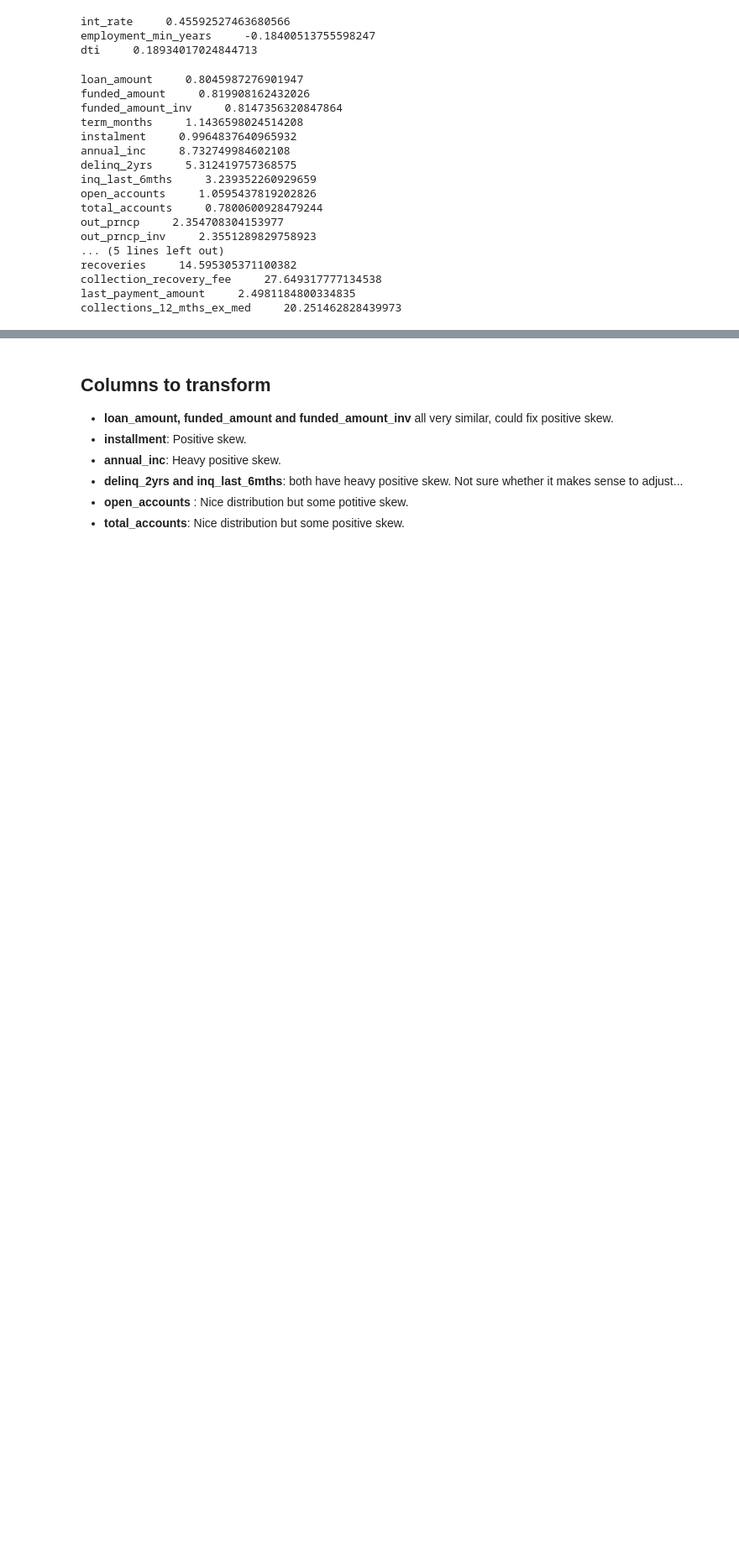
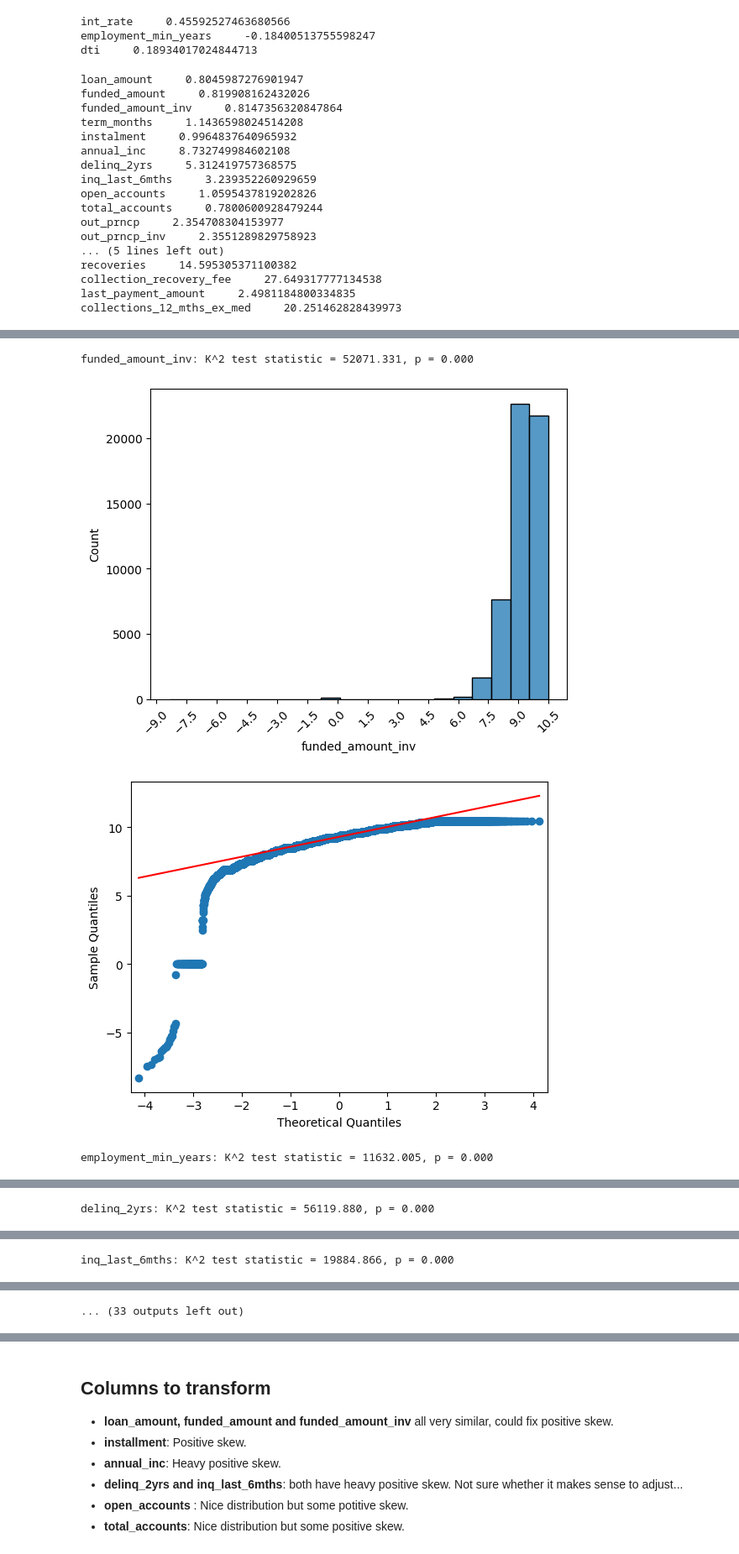
Before and after one commit to armazzer/customer_loans, a Jupyter notebook: skew_review.ipynb, the cells around one changed output, grey strips where cells are left out. Shown at 84% size. Cells and saved outputs as stored; diff of their text form; code cells hidden in the pictures; blank space fills up the shorter version.

```diff
--- a/skew_review.ipynb
+++ b/skew_review.ipynb
@@ -171,0 +302,6 @@ skew_info.show_dict()
+# %%
+# List columns to add and constant to before transforming.
+cols_to_transform_zeros = [col for col in skew_dict if col in zero_cols]
+
+print(cols_to_transform_zeros)
+print(len(cols_to_transform_zeros))
@@ -171,0 +311,4 @@ skew_info.show_dict()
+# %%
+# Remove dti; distribution is not skewed.
+cols_to_transform_zeros.remove("dti")
+print(cols_to_transform_zeros)
@@ -171,0 +317,2 @@ skew_info.show_dict()
+# %%
+log_columns_2 = loans_copy_a[cols_to_transform_zeros].map(lambda x: np.log(x) if x > 0 else 0)
@@ -171,0 +350,10 @@ skew_info.show_dict()
+# %%
+skew_info_log_cols_2 = SkewCheck(log_columns_2)
+# %%
+for col in cols_to_transform_zeros:
+    skew_info_log_cols_2.skew_check(col, kde=False)
+# %% [output]
+funded_amount_inv: K^2 test statistic = 52071.331, p = 0.000
+[figure, added]
+[figure, added]
+employment_min_years: K^2 test statistic = 11632.005, p = 0.000
@@ -171,0 +362 @@ skew_info.show_dict()
+delinq_2yrs: K^2 test statistic = 56119.880, p = 0.000
@@ -171,0 +365 @@ skew_info.show_dict()
+inq_last_6mths: K^2 test statistic = 19884.866, p = 0.000
@@ -171,0 +368 @@ skew_info.show_dict()
+... (33 outputs left out)
```
Also changed, not shown: parts of 60 cells of this notebook.
